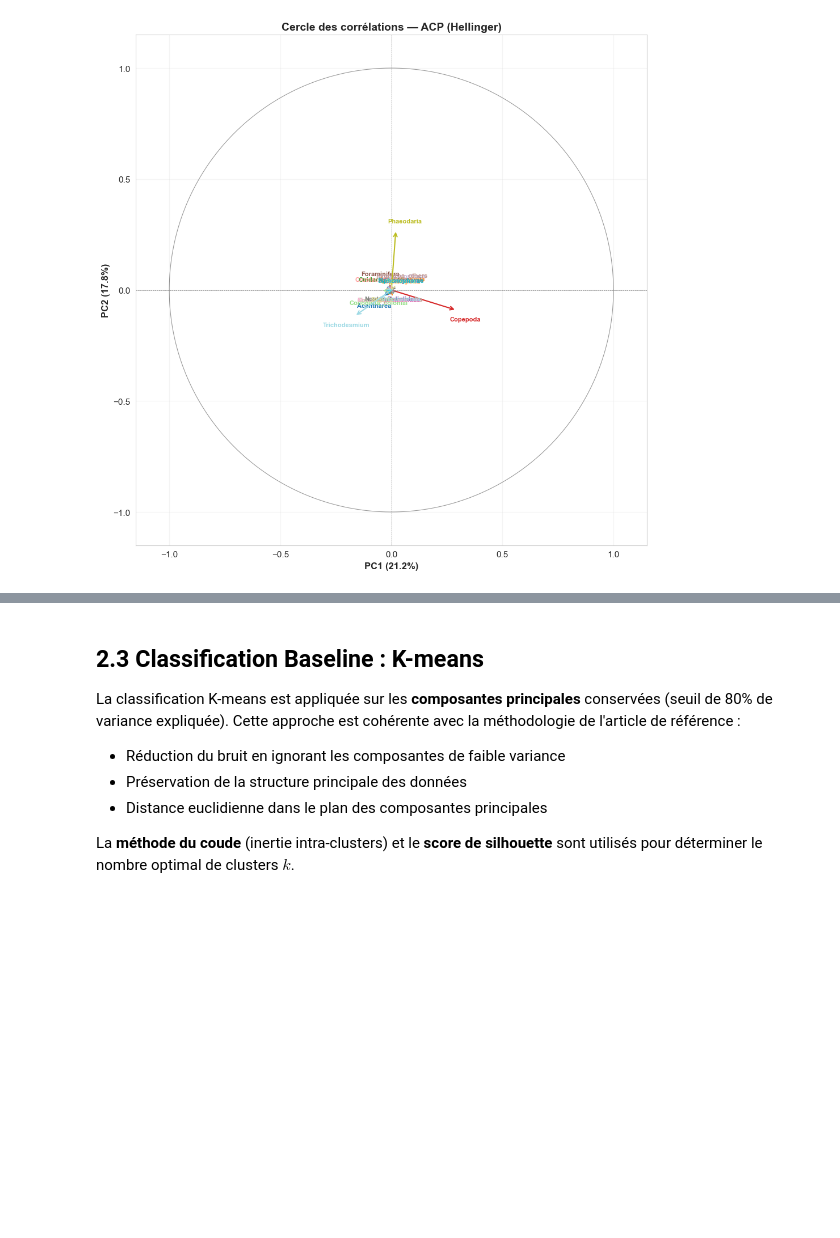
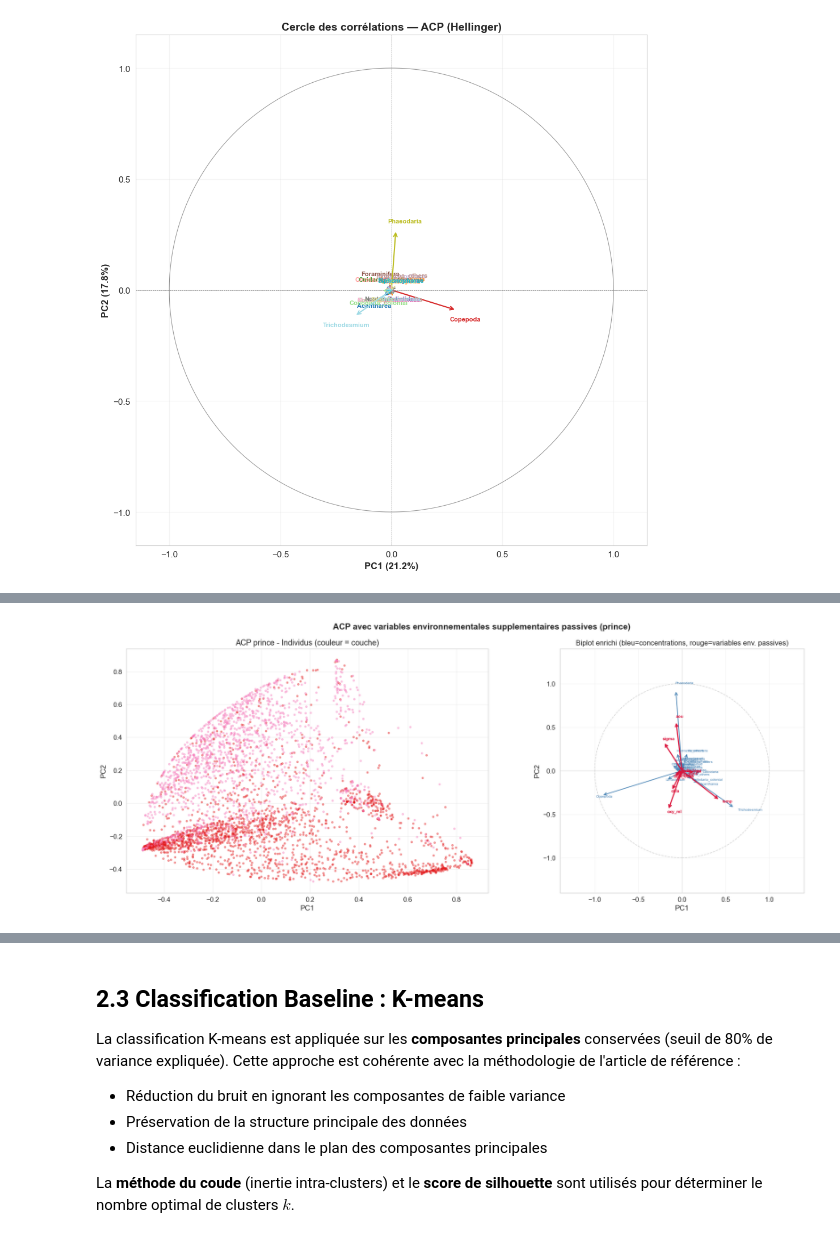
Before and after one commit to SedikRummenigge/Analyse-des-concentrations-de-planctons, a Jupyter notebook: 01_exploration_baseline.ipynb, the cells around one changed output, grey strips where cells are left out. Drawn from its saved outputs; the diff is of its cells as text; code cells hidden in the pictures; blank space fills up the shorter version.

Commit message:
docs: mise à jour du notebook Jalon 1 et du README

```diff
--- a/01_exploration_baseline.ipynb
+++ b/01_exploration_baseline.ipynb
@@ -752,0 +765,96 @@ plt.show()
+# %%
+# === ACP avec variables environnementales supplémentaires (prince) ===
+
+try:
+    import prince
+
+    df_env_filled = df[COLS_ENV].fillna(df[COLS_ENV].median())
+
+    pca_prince = prince.PCA(
+        n_components=min(n_80, len(COLS_CONC)),
+        n_iter=3,
+        rescale_with_mean=True,
+        rescale_with_std=False,
+        copy=True,
+        random_state=RANDOM_STATE
+    )
+    pca_prince.fit(df_hellinger[COLS_CONC])
+
+    row_coords    = pca_prince.row_coordinates(df_hellinger[COLS_CONC])
+    col_corr_conc = pca_prince.column_correlations  # propriété DataFrame
+
+    pc0, pc1 = col_corr_conc.columns[0], col_corr_conc.columns[1]
+
+    # Corrélations des variables env supplémentaires (calcul manuel)
+    corr_env = pd.DataFrame(index=COLS_ENV, columns=[pc0, pc1], dtype=float)
+    for col in COLS_ENV:
+        for pc in [pc0, pc1]:
+            valid = df_env_filled[col].notna()
+            if valid.sum() > 10:
+                corr_env.loc[col, pc] = float(
+                    np.corrcoef(df_env_filled.loc[valid, col], row_coords.loc[valid, pc])[0, 1]
+                )
+
+    # Palette locale par couche (cmap_layers défini plus loin dans le notebook)
+    _layers_local = sorted(df['layer'].dropna().unique())
+    _colors_local = plt.cm.Set1(np.linspace(0, 0.8, len(_layers_local)))
+    _cmap_local   = {l: _colors_local[i] for i, l in enumerate(_layers_local)}
+    layer_colors_p = [_cmap_local.get(l, (0.5, 0.5, 0.5, 1.0)) for l in df['layer'].fillna('unknown')]
+
+    fig, axes = plt.subplots(1, 2, figsize=(18, 7))
+
+    axes[0].scatter(row_coords.iloc[:, 0], row_coords.iloc[:, 1],
+                    c=layer_colors_p, s=8, alpha=0.4)
+    axes[0].set_xlabel("PC1", fontsize=12)
+    axes[0].set_ylabel("PC2", fontsize=12)
+    axes[0].set_title("ACP prince - Individus (couleur = couche)", fontsize=13)
+    axes[0].grid(alpha=0.3)
+
+    for col in COLS_CONC:
+        x = float(col_corr_conc.loc[col, pc0])
+        y = float(col_corr_conc.loc[col, pc1])
+        axes[1].annotate('', xy=(x, y), xytext=(0, 0),
+                         arrowprops=dict(arrowstyle='->', color='steelblue', lw=1.2))
+        axes[1].text(x * 1.08, y * 1.08, col, fontsize=6, color='steelblue')
+
+    for col in COLS_ENV[:10]:
+        x = corr_env.loc[col, pc0]
+        y = corr_env.loc[col, pc1]
+        if pd.notna(x) and pd.notna(y):
+            axes[1].annotate('', xy=(float(x), float(y)), xytext=(0, 0),
+                             arrowprops=dict(arrowstyle='->', color='crimson', lw=1.8))
+            axes[1].text(float(x) * 1.08, float(y) * 1.08, col, fontsize=7,
+                         color='crimson', fontweight='bold')
+
+    circle = plt.Circle((0, 0), 1, fill=False, color='lightgray', linestyle='--')
+    axes[1].add_patch(circle)
+    axes[1].set_aspect('equal')
+    axes[1].set_xlim(-1.4, 1.4)
+    axes[1].set_ylim(-1.4, 1.4)
+    axes[1].set_xlabel("PC1", fontsize=12)
+    axes[1].set_ylabel("PC2", fontsize=12)
+    axes[1].set_title("Biplot enrichi (bleu=concentrations, rouge=variables env. passives)", fontsize=12)
+    axes[1].axhline(0, color='lightgray', lw=0.5)
+    axes[1].axvline(0, color='lightgray', lw=0.5)
+    axes[1].grid(alpha=0.2)
+
+    plt.suptitle("ACP avec variables environnementales supplementaires passives (prince)",
+                 fontsize=14, fontweight='bold')
+    plt.tight_layout()
+    plt.savefig('figures/fig_26_pca_prince.png', dpi=120, bbox_inches='tight')
+    plt.show()
+
+    print("Variables env les mieux correlees a PC1 :")
+    top_pc1 = corr_env[pc0].abs().sort_values(ascending=False).head(5)
+    print(top_pc1.to_string())
+    print("Variables env les mieux correlees a PC2 :")
+    top_pc2 = corr_env[pc1].abs().sort_values(ascending=False).head(5)
+    print(top_pc2.to_string())
+
+except ImportError:
+    print("Package prince non installe. Lancer : pip install prince")
+except Exception as e:
+    import traceback
+    traceback.print_exc()
+# %% [output]
+[figure, added]
```
Also changed, not shown: parts of 4 cells of this notebook, 1 other file.
